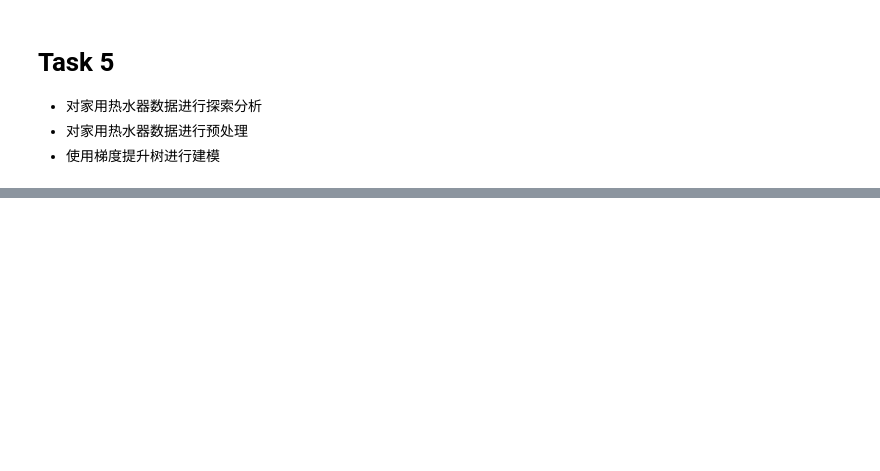
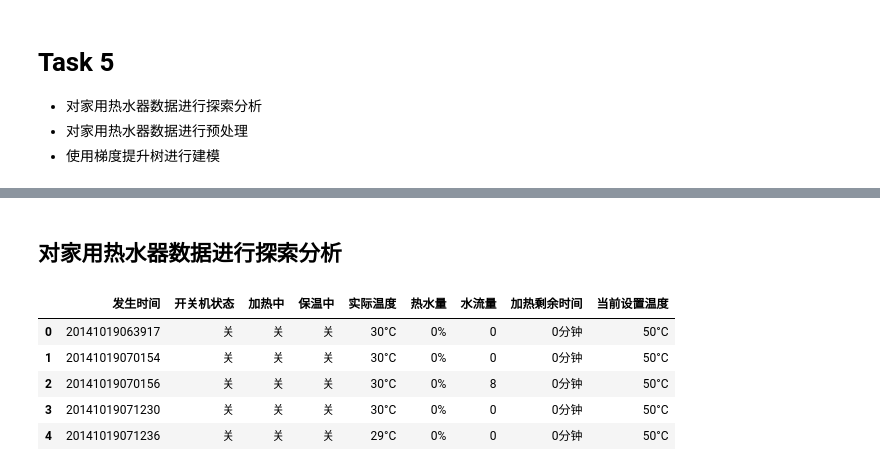
Before and after one commit to lanshi17/AIoT_notebook, a Jupyter notebook: ML/build_decision_tree_base_algorithm/homework_04.ipynb, the cells around one changed output, grey strips where cells are left out. Saved outputs shown, nothing was run; the diff lists cells and outputs as text; code cells hidden in the pictures; blank space fills up the shorter version.

```diff
--- a/ML/build_decision_tree_base_algorithm/homework_04.ipynb
+++ b/ML/build_decision_tree_base_algorithm/homework_04.ipynb
@@ -43,0 +44,12 @@ logger.info(plt.rcParams['font.family'])
+# %% [markdown]
+## 对家用热水器数据进行探索分析
+# %%
+raw_data=pd.read_excel("./data/raw/water_heater.xls")
+raw_data.head()
+# %% [output]
+|  | 发生时间 | 开关机状态 | 加热中 | 保温中 | 实际温度 | 热水量 | 水流量 | 加热剩余时间 | 当前设置温度 |
+| 0 | 20141019063917 | 关 | 关 | 关 | 30°C | 0% | 0 | 0分钟 | 50°C |
+| 1 | 20141019070154 | 关 | 关 | 关 | 30°C | 0% | 0 | 0分钟 | 50°C |
+| 2 | 20141019070156 | 关 | 关 | 关 | 30°C | 0% | 8 | 0分钟 | 50°C |
+| 3 | 20141019071230 | 关 | 关 | 关 | 30°C | 0% | 0 | 0分钟 | 50°C |
+| 4 | 20141019071236 | 关 | 关 | 关 | 29°C | 0% | 0 | 0分钟 | 50°C |
```
Also changed, not shown: parts of 10 cells of this notebook, 8 other files.
